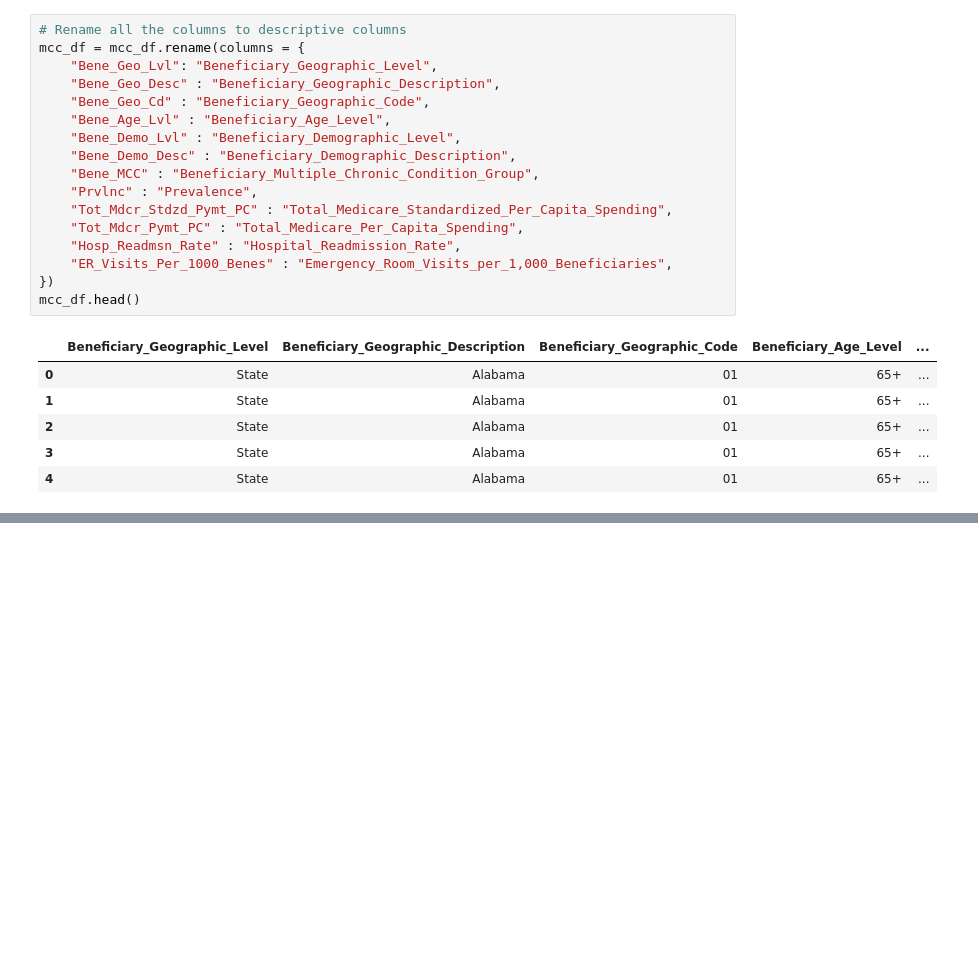
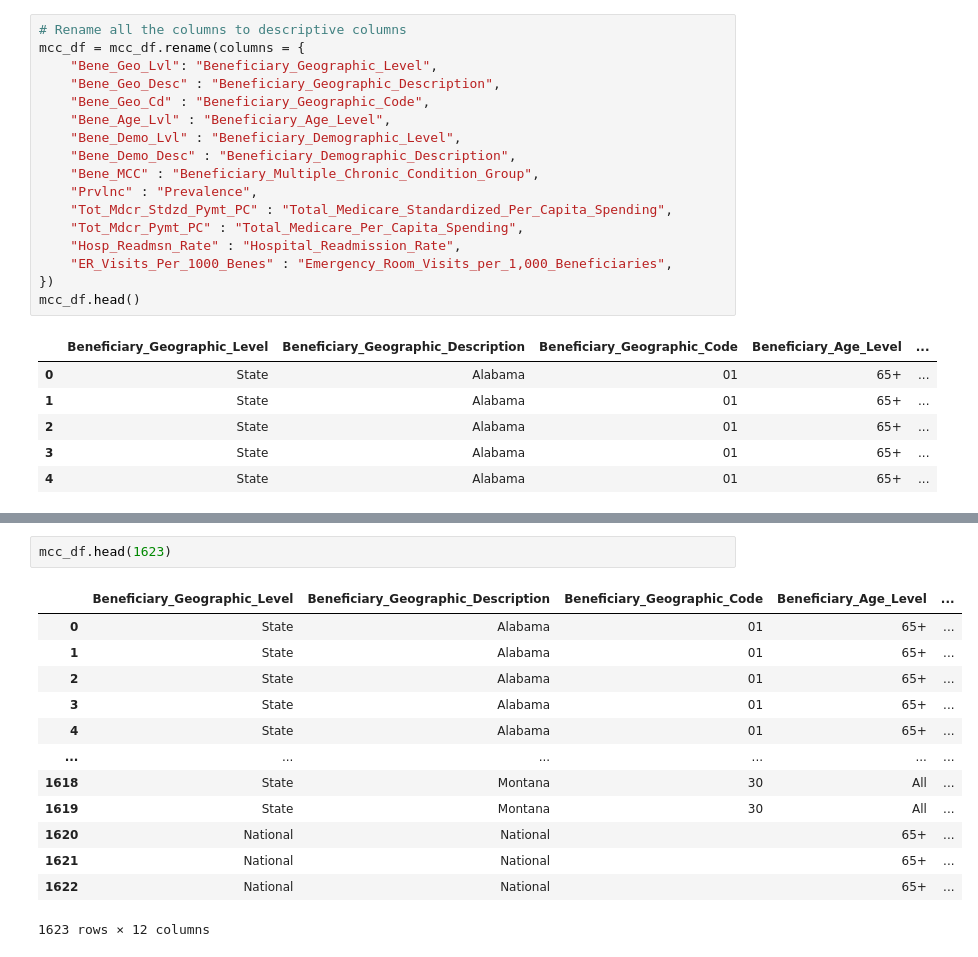
Before and after one commit to ShipraGupta16/Project_1, a Jupyter notebook: multiple_chronic_conditions_cms_2017.ipynb, the cells around one changed output, grey strips where cells are left out. Drawn from its saved outputs; the diff is of its cells as text; blank space fills up the shorter version.

```diff
--- a/multiple_chronic_conditions_cms_2017.ipynb
+++ b/multiple_chronic_conditions_cms_2017.ipynb
@@ -106,0 +151,16 @@ mcc_df.tail()
+# %%
+mcc_df.head(1623)
+# %% [output]
+|  | Beneficiary_Geographic_Level | Beneficiary_Geographic_Description | Beneficiary_Geographic_Code | Beneficiary_Age_Level | ... |
+| 0 | State | Alabama | 01 | 65+ | ... |
+| 1 | State | Alabama | 01 | 65+ | ... |
+| 2 | State | Alabama | 01 | 65+ | ... |
+| 3 | State | Alabama | 01 | 65+ | ... |
+| 4 | State | Alabama | 01 | 65+ | ... |
+| ... | ... | ... | ... | ... | ... |
+| 1618 | State | Montana | 30 | All | ... |
+| 1619 | State | Montana | 30 | All | ... |
+| 1620 | National | National |  | 65+ | ... |
+| 1621 | National | National |  | 65+ | ... |
+| 1622 | National | National |  | 65+ | ... |
+1623 rows × 12 columns
```
Also changed, not shown: parts of 18 cells of this notebook.
